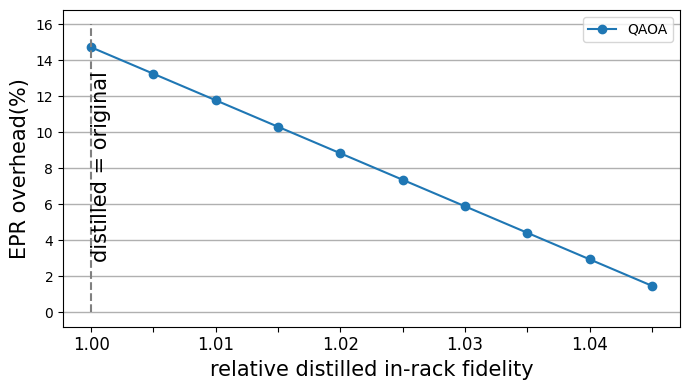
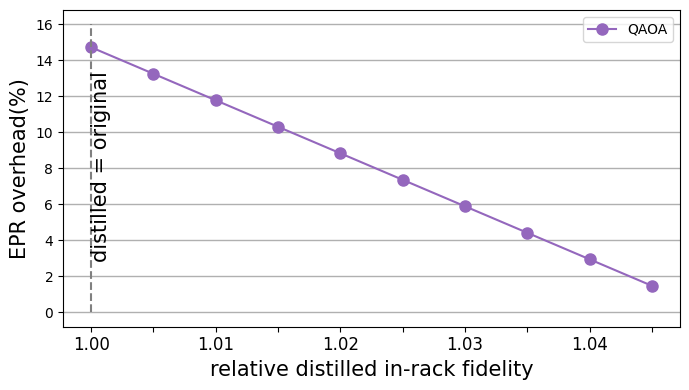
Unified diff of the notebook cell whose output changed from the first chart to the second:
--- before
+++ after
@@ -5,5 +5,5 @@
 
 fig, axQ2 = plt.subplots(1, 1, figsize=(7, 4))
-axQ2.plot(xrange, qaoa, label="QAOA", marker='o')
+axQ2.plot(xrange, qaoa, label="QAOA", marker='o',color = 'C4',markersize=marker_size)
 axQ2.set_xticks(xrange)
 axQ2.set_xticklabels(xlabel, fontsize=12)

Commit: graph updates fig 10c